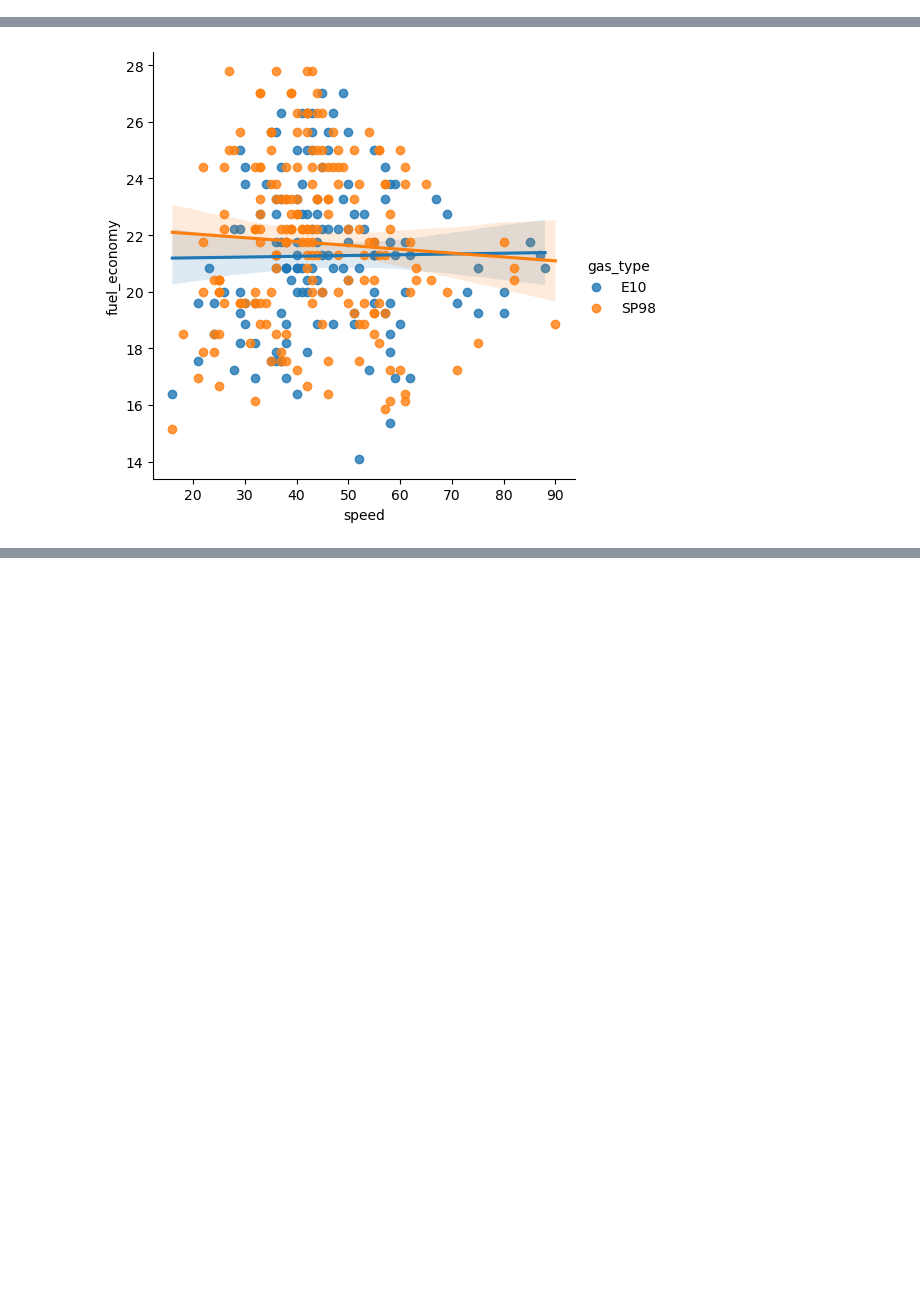
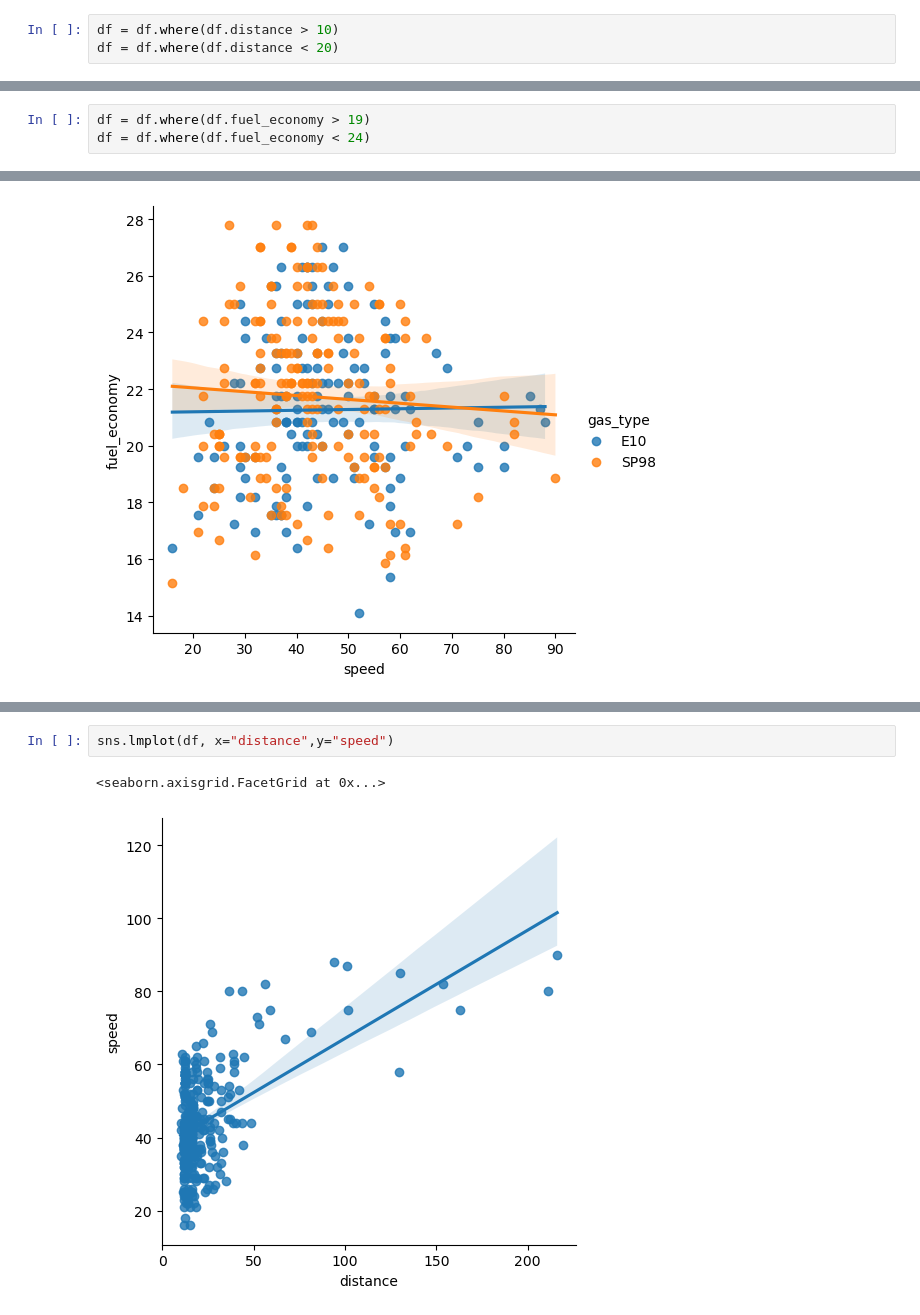
Before and after one commit to Shacham-R/technical_challenge_DA, a Jupyter notebook: Technical_challenge.ipynb, the cells around one changed output, grey strips where cells are left out. Drawn from its saved outputs; the diff is of its cells as text; blank space fills up the shorter version.

```diff
--- a/Technical_challenge.ipynb
+++ b/Technical_challenge.ipynb
@@ -184,0 +170,3 @@ Name: fuel_economy, dtype: float64
+# %%
+df = df.where(df.distance > 10)
+df = df.where(df.distance < 20)
@@ -185,3 +185,6 @@ Name: fuel_economy, dtype: float64
+# %%
+df = df.where(df.fuel_economy > 19)
+df = df.where(df.fuel_economy < 24)
 # %%
 # fuel economy by fuel type
 bygas = df.groupby("gas_type")
@@ -228,0 +232,5 @@ sns.lmplot(df, x="distance",y="fuel_economy", hue="gas_type")
+# %%
+sns.lmplot(df, x="distance",y="speed")
+# %% [output]
+<seaborn.axisgrid.FacetGrid at 0x...>
+[figure, added]
```
Also changed, not shown: parts of 25 cells of this notebook.
